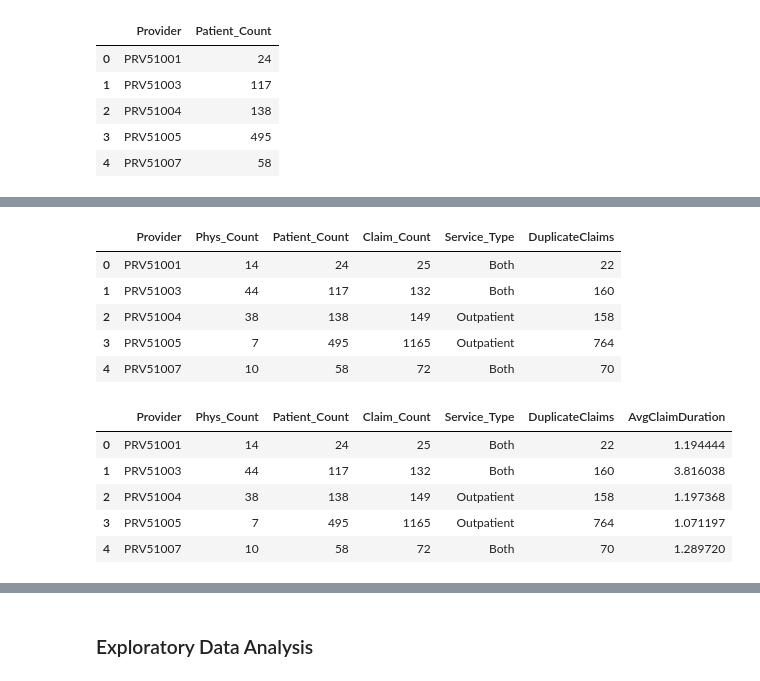
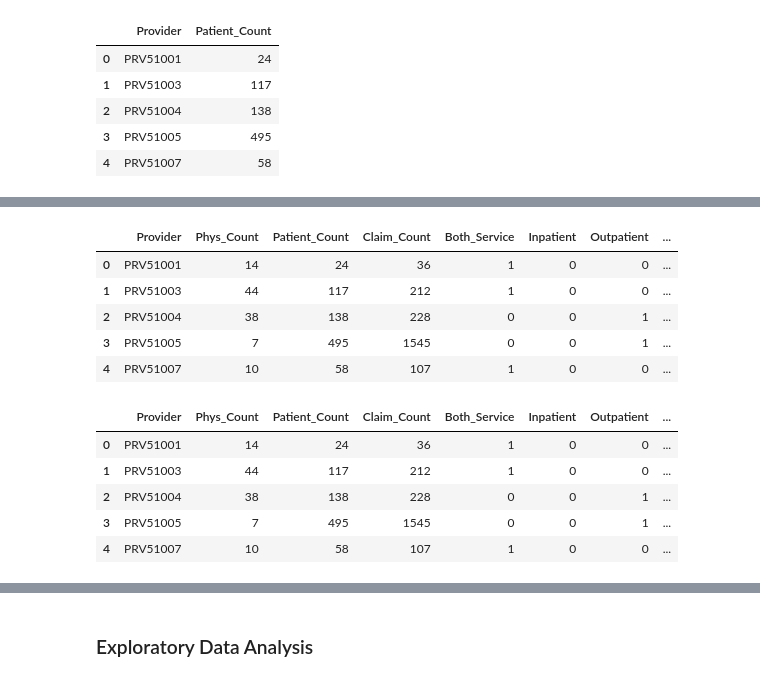
Before and after one commit to cosmochoi/healthcare_fraud, a Jupyter notebook: Feature_Engineering.ipynb, the cells around one changed output, grey strips where cells are left out. Saved outputs shown, nothing was run; the diff lists cells and outputs as text; code cells hidden in the pictures.

```diff
--- a/Feature_Engineering.ipynb
+++ b/Feature_Engineering.ipynb
@@ -35,7 +35,7 @@ patient_count.head()
 | 4 | PRV51007 | 58 |
 # %%
 # create claim count column
-claim_count = full_df.groupby(['Provider', 'ClaimID'])['ClaimID'].count().reset_index(name='Claim_Count').\
-         groupby('Provider')['Claim_Count'].count().reset_index()
+claim_count = full_df.groupby('Provider')['ClaimID'].count().reset_index(name='Claim_Count')
 
 train_features2 = pd.merge(train_features1, claim_count, on='Provider')
+train_features2.head()
@@ -54,12 +61,20 @@ for i in lst_prov_type:
     if i[0] not in prov_type_dict:
         prov_type_dict[i[0]]= i[1]
     else:
-        prov_type_dict[i[0]] = 'Both'
+        prov_type_dict[i[0]] = 'Both_Service'
 
 
 # creaete new column type of service by povider
 service_type = pd.DataFrame(prov_type_dict.keys(), prov_type_dict.values()).reset_index().\
                rename(columns={'index':'Service_Type', 0:'Provider'})
-
-# add Service column
-train_features3 = pd.merge(train_features2, service_type, on='Provider')
+# %%
+#create dummy for service types
+
+dummy = pd.get_dummies(service_type['Service_Type'])
+dummy_type = pd.concat([service_type, dummy], axis=1)
+dummy_type = dummy_type.drop('Service_Type', axis=1)
+
+# add Service column
+train_features3 = pd.merge(train_features2, dummy_type, on='Provider')
+
+train_features3.head()
@@ -73,28 +95,34 @@ full_df2['all_duplicates'] = full_df2.duplicated(subset = ['ClmDiagnosisCode_1',
        'ClmProcedureCode_2', 'ClmProcedureCode_3', 'ClmProcedureCode_4',
        'ClmProcedureCode_5', 'ClmProcedureCode_6', 'ClmAdmitDiagnosisCode', 'BeneID', 'Provider'], keep=False)
 # %%
+#duplicate claims
 Duplicates = full_df2[full_df2.all_duplicates == True].groupby('Provider')['BeneID'].count().reset_index(name='DuplicateClaims')
+
 train_features4 = pd.merge(train_features3, Duplicates, on = 'Provider')
+
+#duplicate claims percentage
+train_features4['Duplicate_Claims_Percent'] = pd.DataFrame(round((train_features4['DuplicateClaims'] \
+                                                          / train_features4['Claim_Count']), 2))
 train_features4.head()
 # %% [output]
-|  | Provider | Phys_Count | Patient_Count | Claim_Count | Service_Type | DuplicateClaims |
-| 0 | PRV51001 | 14 | 24 | 25 | Both | 22 |
-| 1 | PRV51003 | 44 | 117 | 132 | Both | 160 |
-| 2 | PRV51004 | 38 | 138 | 149 | Outpatient | 158 |
-| 3 | PRV51005 | 7 | 495 | 1165 | Outpatient | 764 |
-| 4 | PRV51007 | 10 | 58 | 72 | Both | 70 |
+|  | Provider | Phys_Count | Patient_Count | Claim_Count | Both_Service | Inpatient | Outpatient | ... |
+| 0 | PRV51001 | 14 | 24 | 36 | 1 | 0 | 0 | ... |
+| 1 | PRV51003 | 44 | 117 | 212 | 1 | 0 | 0 | ... |
+| 2 | PRV51004 | 38 | 138 | 228 | 0 | 0 | 1 | ... |
+| 3 | PRV51005 | 7 | 495 | 1545 | 0 | 0 | 1 | ... |
+| 4 | PRV51007 | 10 | 58 | 107 | 1 | 0 | 0 | ... |
 # %%
 # Claim Duration
 Claim_dur = full_df2.groupby('Provider')['ClaimDuration'].agg('mean').reset_index(name='AvgClaimDuration')
 train_features5 = pd.merge(train_features4, Claim_dur, on = 'Provider')
 train_features5.head()
 # %% [output]
-|  | Provider | Phys_Count | Patient_Count | Claim_Count | Service_Type | DuplicateClaims | AvgClaimDuration |
-| 0 | PRV51001 | 14 | 24 | 25 | Both | 22 | 1.194444 |
-| 1 | PRV51003 | 44 | 117 | 132 | Both | 160 | 3.816038 |
-| 2 | PRV51004 | 38 | 138 | 149 | Outpatient | 158 | 1.197368 |
-| 3 | PRV51005 | 7 | 495 | 1165 | Outpatient | 764 | 1.071197 |
-| 4 | PRV51007 | 10 | 58 | 72 | Both | 70 | 1.289720 |
+|  | Provider | Phys_Count | Patient_Count | Claim_Count | Both_Service | Inpatient | Outpatient | ... |
+| 0 | PRV51001 | 14 | 24 | 36 | 1 | 0 | 0 | ... |
+| 1 | PRV51003 | 44 | 117 | 212 | 1 | 0 | 0 | ... |
+| 2 | PRV51004 | 38 | 138 | 228 | 0 | 0 | 1 | ... |
+| 3 | PRV51005 | 7 | 495 | 1545 | 0 | 0 | 1 | ... |
+| 4 | PRV51007 | 10 | 58 | 107 | 1 | 0 | 0 | ... |
 # %%
 full_df.head()
 # %% [output]
```
Also changed, not shown: parts of 12 cells of this notebook.
